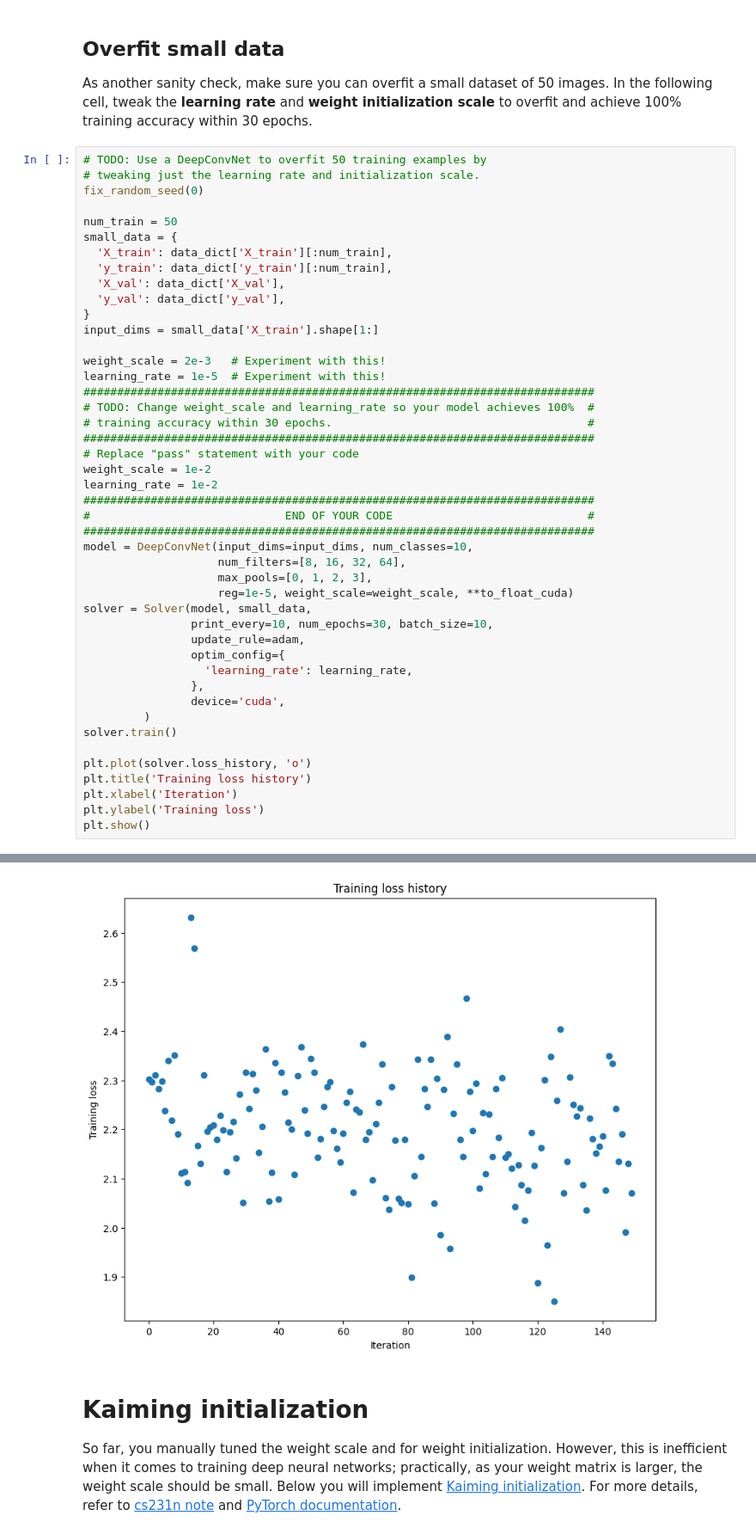
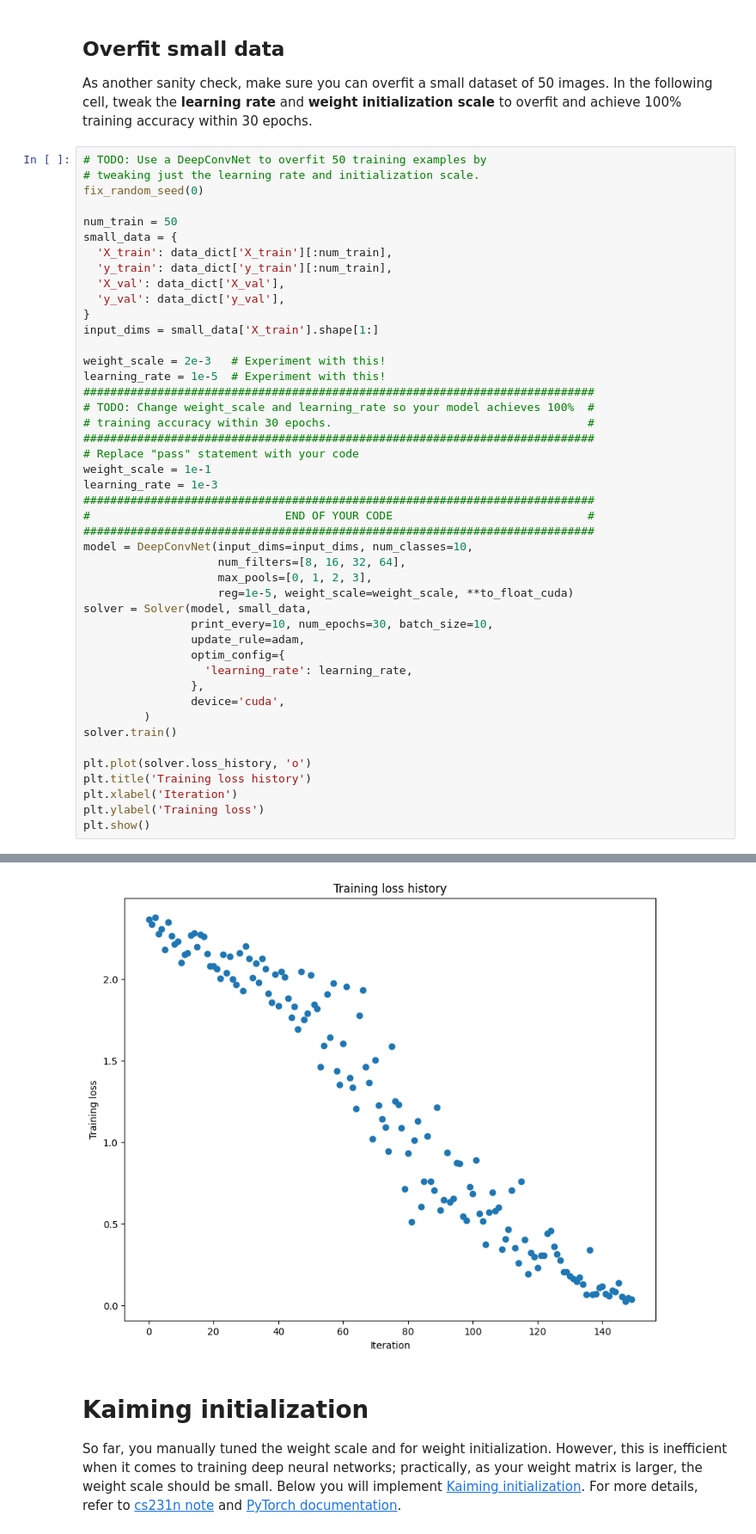
Before and after one commit to yzhbradoodrrpurp/EECS498, a Jupyter notebook: Assignments/A3/convolutional_networks.ipynb, the cells around one changed output, grey strips where cells are left out. Shown at 86% size. Saved outputs shown, nothing was run; the diff lists cells and outputs as text.

```diff
--- a/Assignments/A3/convolutional_networks.ipynb
+++ b/Assignments/A3/convolutional_networks.ipynb
@@ -1518,8 +1547,8 @@ learning_rate = 1e-5  # Experiment with this!
 # training accuracy within 30 epochs.                                      #
 ############################################################################
 # Replace "pass" statement with your code
-weight_scale = 1e-2
-learning_rate = 1e-2
+weight_scale = 1e-1
+learning_rate = 1e-3
 ############################################################################
 #                             END OF YOUR CODE                             #
 ############################################################################
@@ -1563,4 +1592,4 @@ plt.show()
-[figure, old version]
+[figure, new version]
 # %% [markdown]
 # Kaiming initialization
 So far, you manually tuned the weight scale and for weight initialization.
```
Also changed, not shown: parts of 32 cells of this notebook.
